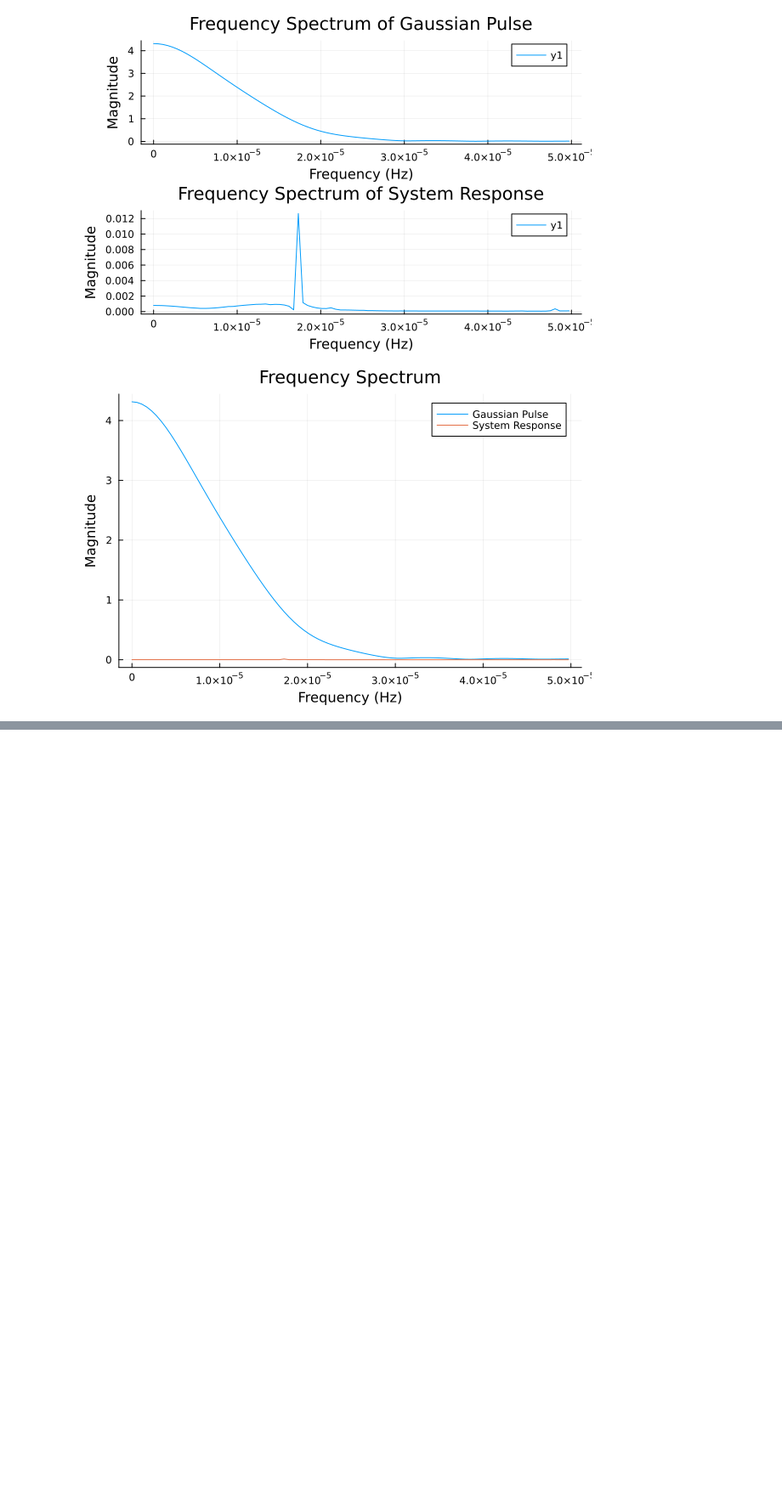
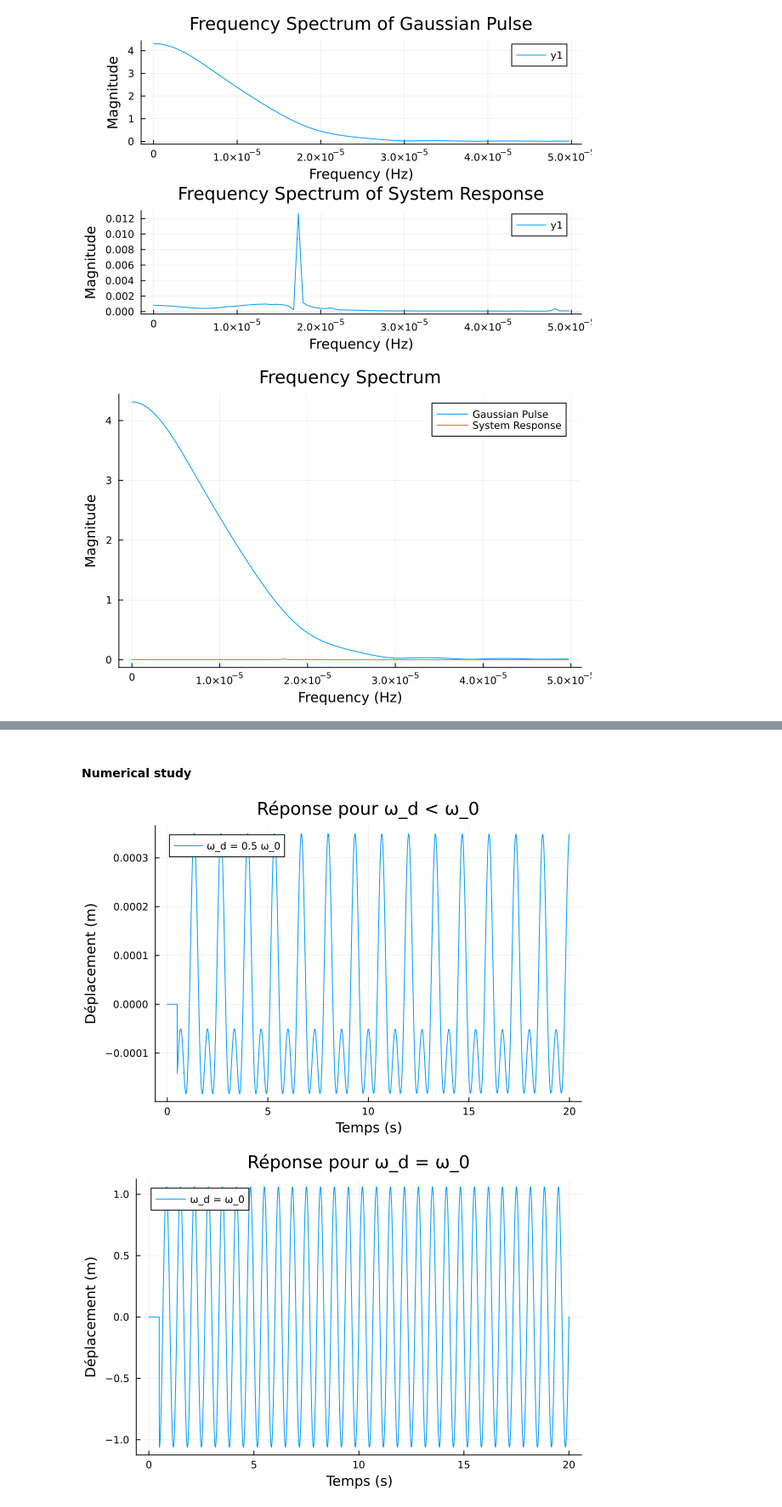
Before and after one commit to AnouchkaDESMETTRE/TU_Delft_Internship, a Jupyter notebook: Anouchka_TU_DELFT_Internship.ipynb, the cells around one changed output, grey strips where cells are left out. Shown at 85% size. Saved outputs shown, nothing was run; the diff lists cells and outputs as text; code cells hidden in the pictures; blank space fills up the shorter version.

```diff
--- a/Anouchka_TU_DELFT_Internship.ipynb
+++ b/Anouchka_TU_DELFT_Internship.ipynb
@@ -678,0 +694,46 @@ As before;
+# %% [markdown]
+#### Numerical study
+# %%
+# Analytical solution for the damped case with wd
+function analytical_solution_damped(t, t0, F0, m, γ, ω0, ωd)
+    α = γ / (2m)
+    β = sqrt(ω0^2 - α^2)
+    A = F0 * (k - m * ωd^2) / ((k - m * ωd^2)^2 + (γ * ωd)^2)
+    B = F0 * γ * ωd / ((k - m * ωd^2)^2 + (γ * ωd)^2)
+
+    u = similar(t)
+    for i in 1:length(t)
+        if t[i] >= t0
+            # Solution homogène + Solution particulière
+            u[i] = (F0 / (m * β^2)) * exp(-α * (t[i] - t0)) * sin(β * (t[i] - t0)) + A * cos(ωd * t[i]) + B * sin(ωd * t[i])
+        else
+            u[i] = 0.0
+        end
+    end
+    return u
+end
+
+# Temps pour la solution
+t = 0:0.01:20.0
+
+# Exemples de fréquences d'excitation
+ω_ds = [0.5 * w0, w0, 2.0 * w0]
+solutions = []
+
+for wd in ω_ds
+    u = analytical_solution_damped(t, t0, F0, m, gamma, w0, wd)
+    push!(solutions, u)
+end
+
+# Tracer les résultats pour différents cas de fréquences d'excitation
+p10 = plot(t, solutions[1], label="ω_d = 0.5 ω_0", xlabel="Temps (s)", ylabel="Déplacement (m)", title="Réponse pour ω_d < ω_0")
+p11 = plot(t, solutions[2], label="ω_d = ω_0", xlabel="Temps (s)", ylabel="Déplacement (m)", title="Réponse pour ω_d = ω_0")
+p12 = plot(t, solutions[3], label="ω_d = 2.0 ω_0", xlabel="Temps (s)", ylabel="Déplacement (m)", title="Réponse pour ω_d > ω_0")
+
+# Afficher les graphiques
+display(p10)
+display(p11)
+display(p12)
+# %% [output]
+[figure, added]
+[figure, added]
```
Also changed, not shown: parts of 8 cells of this notebook.
